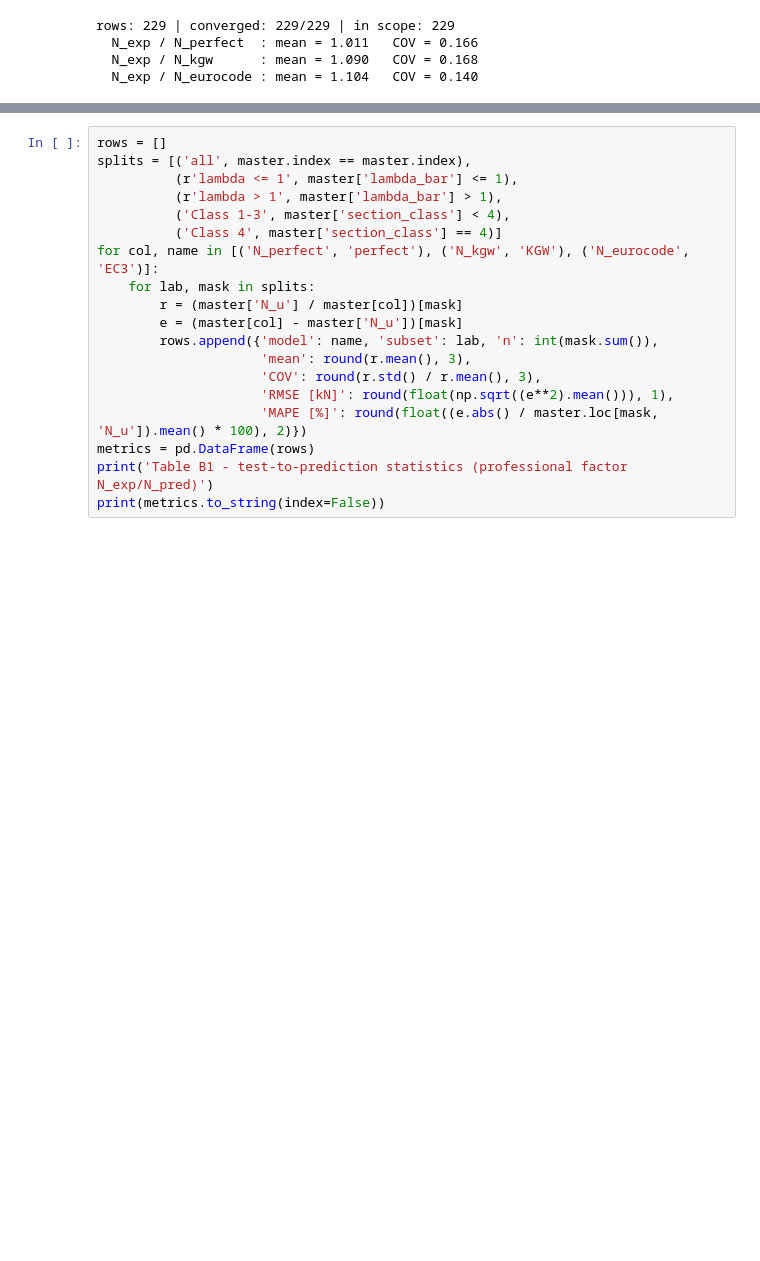
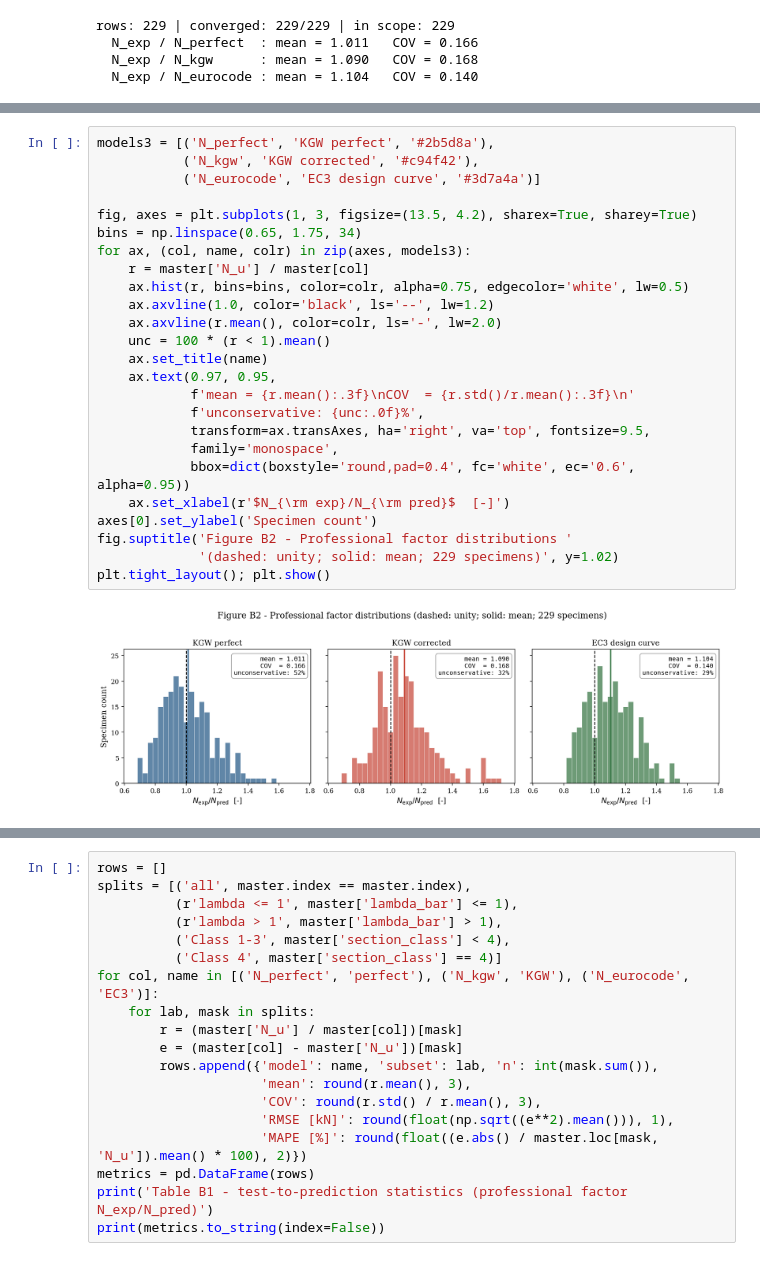
Before and after one commit to ikerdecimavilla/MSc-Dissertation-124, a Jupyter notebook: notebooks/01_stage1.ipynb, the cells around one changed output, grey strips where cells are left out. Saved outputs shown, nothing was run; the diff lists cells and outputs as text; blank space fills up the shorter version.

```diff
--- a/notebooks/01_stage1.ipynb
+++ b/notebooks/01_stage1.ipynb
@@ -338,0 +291,27 @@ plt.tight_layout(); plt.show()
+# %%
+models3 = [('N_perfect', 'KGW perfect', '#2b5d8a'),
+           ('N_kgw', 'KGW corrected', '#c94f42'),
+           ('N_eurocode', 'EC3 design curve', '#3d7a4a')]
+
+fig, axes = plt.subplots(1, 3, figsize=(13.5, 4.2), sharex=True, sharey=True)
+bins = np.linspace(0.65, 1.75, 34)
+for ax, (col, name, colr) in zip(axes, models3):
+    r = master['N_u'] / master[col]
+    ax.hist(r, bins=bins, color=colr, alpha=0.75, edgecolor='white', lw=0.5)
+    ax.axvline(1.0, color='black', ls='--', lw=1.2)
+    ax.axvline(r.mean(), color=colr, ls='-', lw=2.0)
+    unc = 100 * (r < 1).mean()
+    ax.set_title(name)
+    ax.text(0.97, 0.95,
+            f'mean = {r.mean():.3f}\nCOV  = {r.std()/r.mean():.3f}\n'
+            f'unconservative: {unc:.0f}%',
+            transform=ax.transAxes, ha='right', va='top', fontsize=9.5,
+            family='monospace',
+            bbox=dict(boxstyle='round,pad=0.4', fc='white', ec='0.6', alpha=0.95))
+    ax.set_xlabel(r'$N_{\rm exp}/N_{\rm pred}$  [-]')
+axes[0].set_ylabel('Specimen count')
+fig.suptitle('Figure B2 - Professional factor distributions '
+             '(dashed: unity; solid: mean; 229 specimens)', y=1.02)
+plt.tight_layout(); plt.show()
+# %% [output]
+[figure, added]
```
Also changed, not shown: parts of 19 cells of this notebook.
